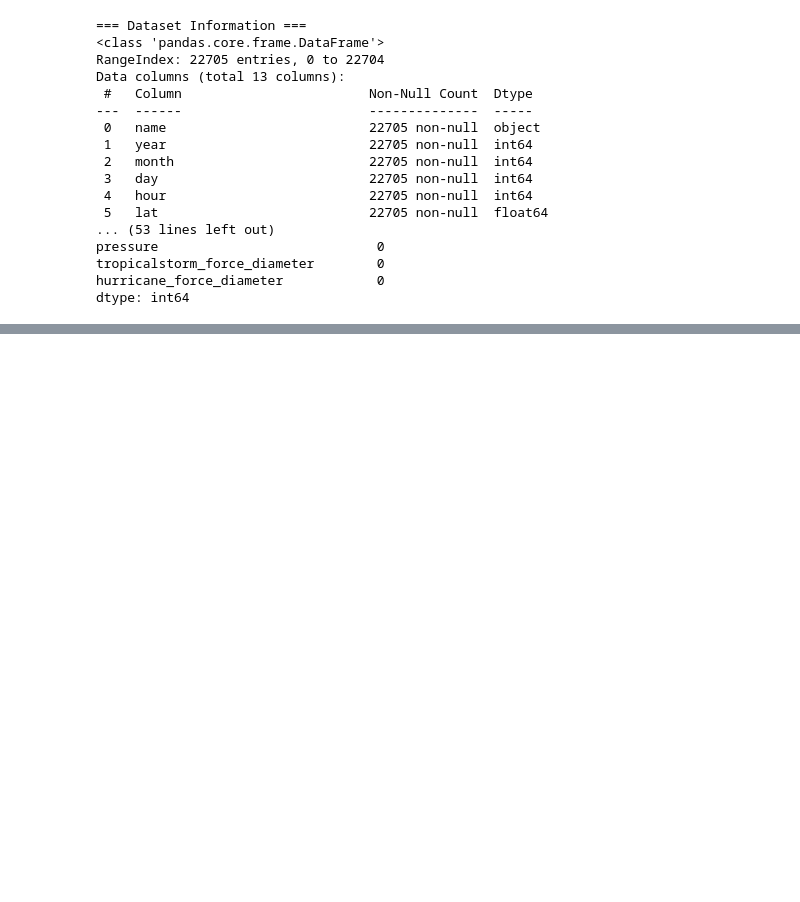
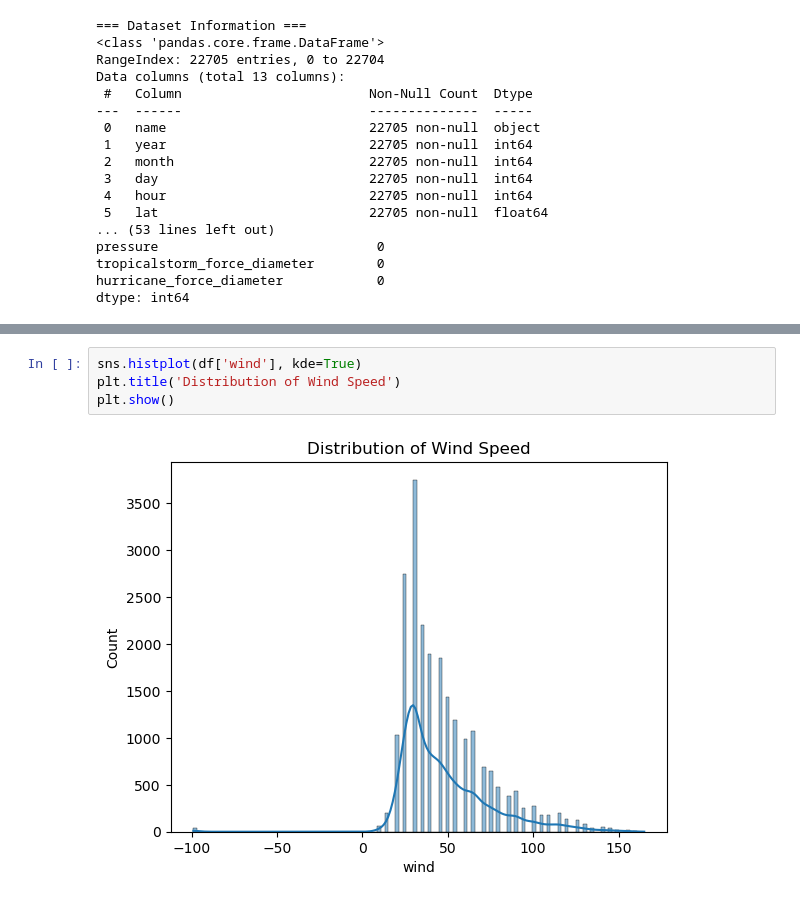
Before and after one commit to Dasdipanwita/Disaster_management_storm, a Jupyter notebook: Storm_Impact_Prediction_EDA.ipynb, the cells around one changed output, grey strips where cells are left out. Cells and saved outputs as stored; diff of their text form; blank space fills up the shorter version.

```diff
--- a/Storm_Impact_Prediction_EDA.ipynb
+++ b/Storm_Impact_Prediction_EDA.ipynb
@@ -56,0 +100,6 @@ dtype: int64
+# %%
+sns.histplot(df['wind'], kde=True)
+plt.title('Distribution of Wind Speed')
+plt.show()
+# %% [output]
+[figure, added]
```
Also changed, not shown: parts of 16 cells of this notebook, 6 other files.
